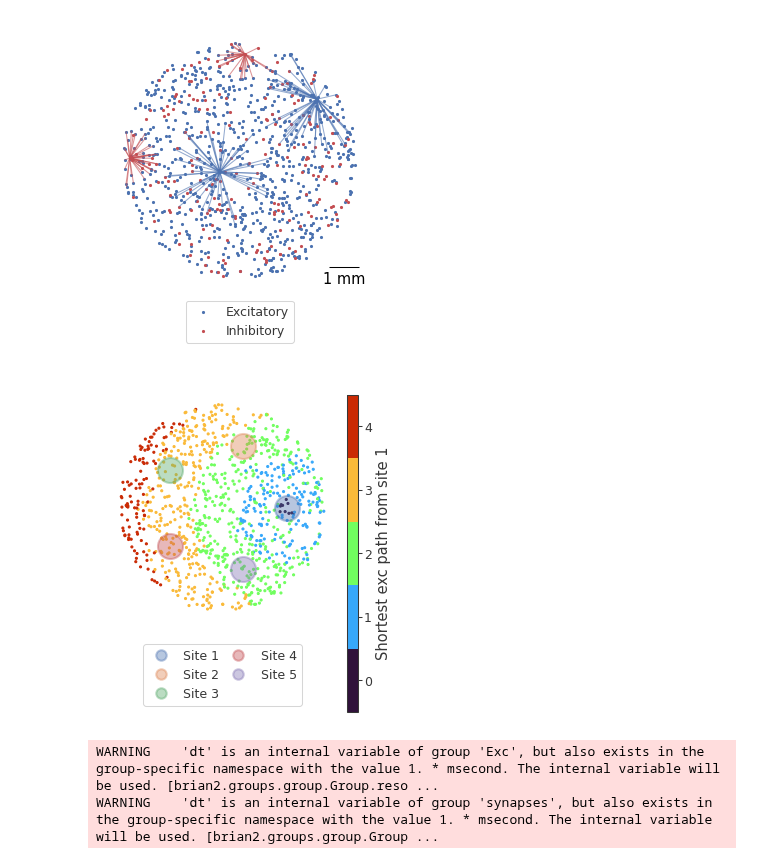
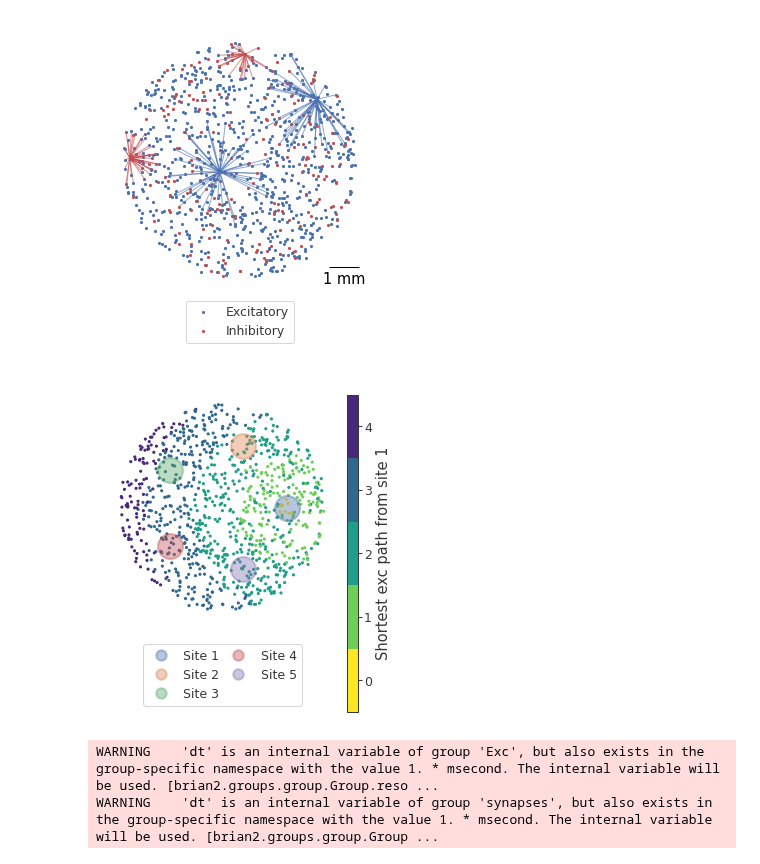
Before and after one commit to kernfel/plasticity-synergy-deviance-detection, a Jupyter notebook: Fig-setup.ipynb, the cells around one changed output. Cells and saved outputs as stored; diff of their text form; code cells hidden in the pictures.

Commit message:
Changed cmap for Fig1c distance to viridis

```diff
--- a/Fig-setup.ipynb
+++ b/Fig-setup.ipynb
@@ -63,31 +63,31 @@ plot_structure(*axs)
 # %%
 def plot_stim_structure(ax, cax, lax):
     for c, coords in enumerate(zip(Xstim, Ystim)):
         ax.plot(*coords, 'o', ms=12, alpha=.4, c=f'C{c}')
         lax.plot([], 'o', ms=5, alpha=.4, label=f'Site {c+1}', c=f'C{c}')
 
-    m = ax.scatter(X, Y, c=dA, s=1, cmap='turbo', vmax=dA_max-.5)
+    m = ax.scatter(X, Y, c=dA, s=1, cmap='viridis_r', vmax=dA_max-.5)
     ax.set_xticks([])
     ax.set_yticks([])
     ax.set_aspect('equal')
     sns.despine(ax=ax, left=True, bottom=True)
 
     lax.legend(ncol=2, columnspacing=.5, loc='lower center')
     lax.set_xticks([])
     lax.set_yticks([])
     lax.set_zorder(-1)
     sns.despine(ax=lax, left=True, bottom=True)
 
     plt.colorbar(m, cax=cax, values=range(dA_max), label='Shortest exc path from site 1')
 
 fig = plt.figure(figsize=(2,2.2), dpi=150, layout='compressed')
 gs = fig.add_gridspec(2, 2, width_ratios=(2, .1), height_ratios=(6,1))
 plot_stim_structure(
     fig.add_subplot(gs[0,0]),
     fig.add_subplot(gs[:,1]),
     fig.add_subplot(gs[1,0]))
 # %% [output]
-[figure, old version]
+[figure, new version]
 # %%
 dyn_params = cfg.params.copy()
 defaultclock.dt = dyn_params['dt']
```
